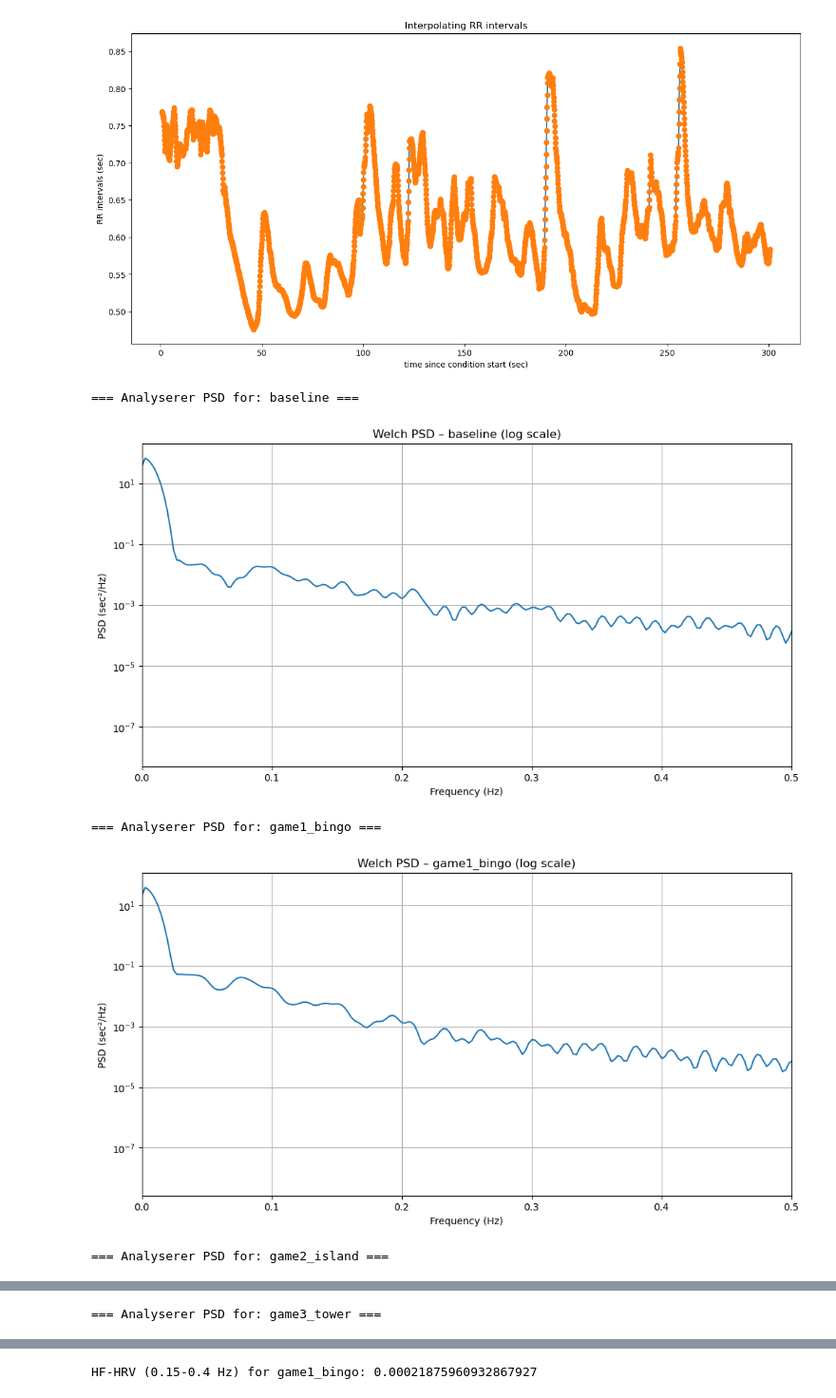
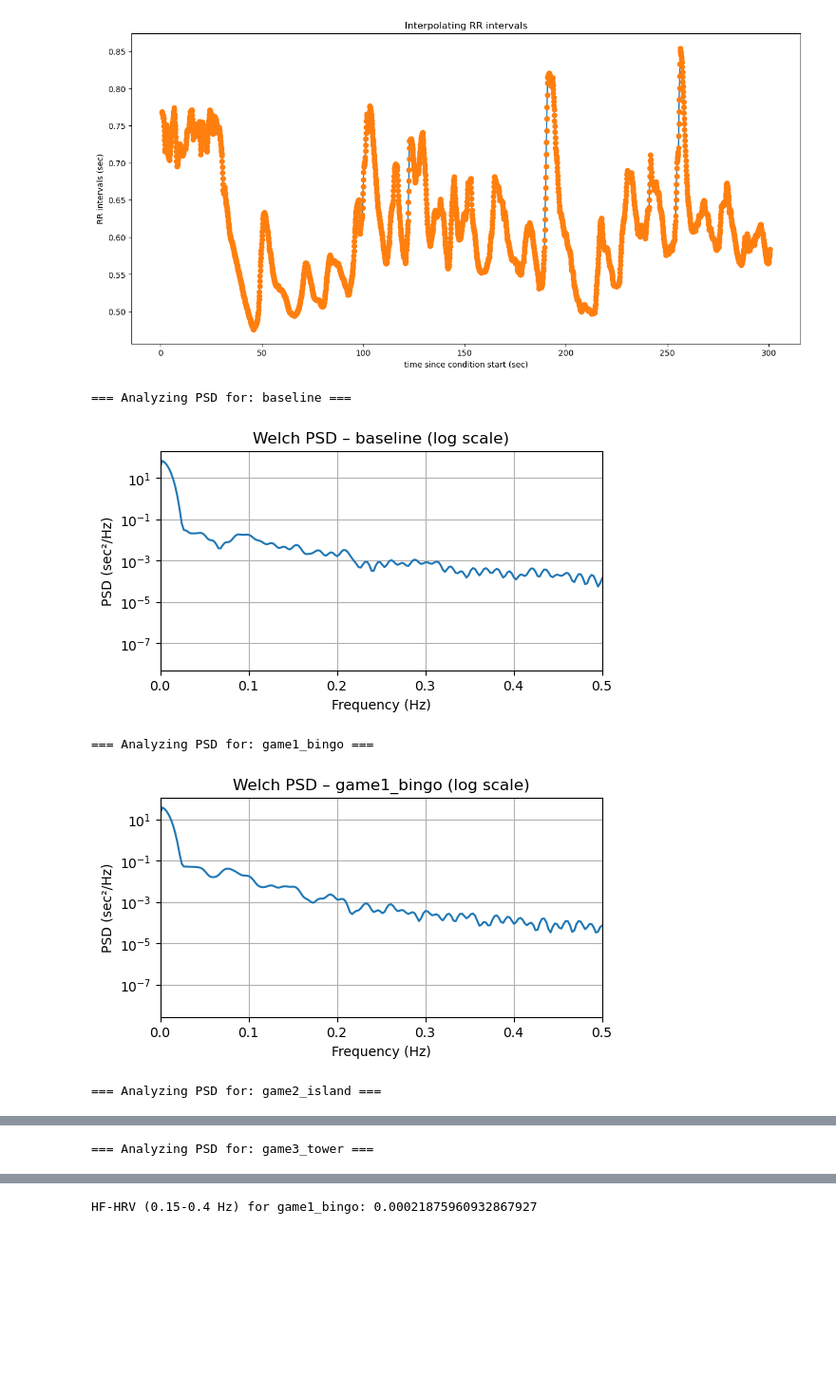
Before and after one commit to Jonagam/Mini_project_3, a Jupyter notebook: PROJECT_3.ipynb, the cells around one changed output, grey strips where cells are left out. Shown at 95% size. Cells and saved outputs as stored; diff of their text form; code cells hidden in the pictures; blank space fills up the shorter version.

```diff
--- a/PROJECT_3.ipynb
+++ b/PROJECT_3.ipynb
@@ -31,8 +31,16 @@ RR_cumsum = np.cumsum(RR_seconds)
 starttime_str = full_recording['data'][0]          # e.g. "STARTTIME=02.09.2025 15:03.24.968000"
 starttime_str = starttime_str.split('=')[1]        # take only date + time
 
-# Parse to datetime (same format as in the file)
-rec_start = datetime.strptime(starttime_str, "%d.%m.%Y %H:%M:%S.%f")
+# Parse to datetime using multiple common formats
+rec_start = None
+for fmt in ('%d.%m.%Y %H:%M:%S.%f', '%d.%m.%Y %H:%M.%S.%f'):
+    try:
+        rec_start = datetime.strptime(starttime_str, fmt)
+        break
+    except Exception:
+        continue
+if rec_start is None:
+    raise ValueError(f"Unrecognized STARTTIME format: {starttime_str!r}")
 
 # 2) Define start times for each condition (from the session description for session A)
 #    (we only use the start time because we'll take the first 5 minutes anyway)
@@ -180,36 +188,36 @@ for cond in conditions_order:
     timestamp = timestamp - timestamp[0]
 
     # Interpolation
     f = interp1d(timestamp, RR_data, 'linear')
     t_interp = np.arange(0, timestamp[-1], steps)
     rr_interpolated = f(t_interp)
 
     # Welch PSD
     window = windows.hamming(len(rr_interpolated)//4)
     nfft = next_pow_2(len(rr_interpolated))
 
     freqs, psd = welch(
         rr_interpolated,
         fs=fs,
         window=window,
         nfft=nfft,
         scaling='density',
         return_onesided=True,
         detrend=False
     )
 
     # Plotting
-    plt.figure(figsize=(12,6))
+    plt.figure(figsize=(6,3))
     plt.semilogy(freqs, psd)
     plt.title(f"Welch PSD – {cond} (log scale)")
     plt.xlabel("Frequency (Hz)")
     plt.ylabel("PSD (sec²/Hz)")
     plt.grid(True)
     plt.xlim(0, 0.5)
     plt.show()
 # %% [output]
-=== Analyserer PSD for: baseline ===
+=== Analyzing PSD for: baseline ===
-[figure, old version]
+[figure, new version]
-=== Analyserer PSD for: game1_bingo ===
+=== Analyzing PSD for: game1_bingo ===
-[figure, old version]
+[figure, new version]
-=== Analyserer PSD for: game2_island ===
+=== Analyzing PSD for: game2_island ===
@@ -217 +225 @@ for cond in conditions_order:
-=== Analyserer PSD for: game3_tower ===
+=== Analyzing PSD for: game3_tower ===
```
Also changed, not shown: parts of 1 cell of this notebook.
